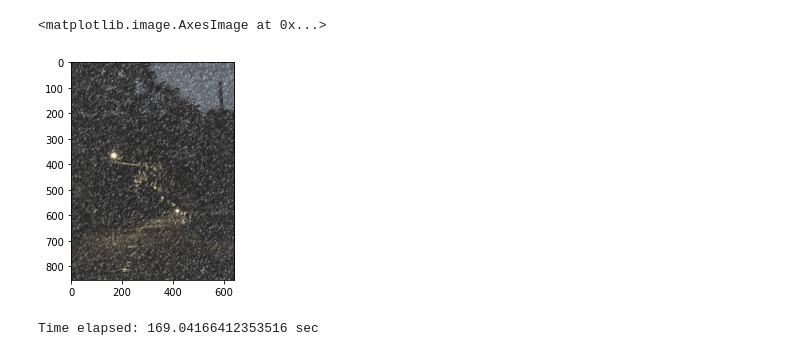
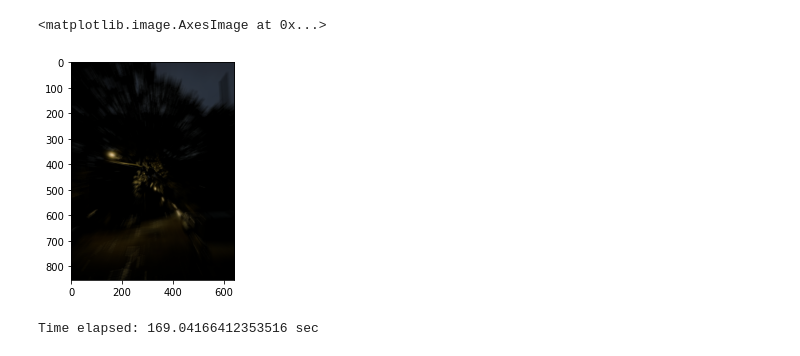
Before and after one commit to locsor/weatherAugmentation, a Jupyter notebook: augm.ipynb, the cells around one changed output. Cells and saved outputs as stored; diff of their text form; code cells hidden in the pictures.

```diff
--- a/augm.ipynb
+++ b/augm.ipynb
@@ -64,13 +64,13 @@ def weather_augment(a_type,img):
 # %%
 image_dir = './images'
 
 img = cv2.cvtColor(cv2.imread(image_dir + '/1.png'), cv2.COLOR_BGR2RGB)
-out = weather_augment("simple_snow", img)
+out = weather_augment("zoom", img)
 
 plt.imshow(out)
 # %% [output]
 <matplotlib.image.AxesImage at 0x...>
-[figure, old version]
+[figure, new version]
 # %%
 def next_power_of_2(x):
     return 1 if x == 0 else 2 ** (x - 1).bit_length()
```
Also changed, not shown: 5 other files.
